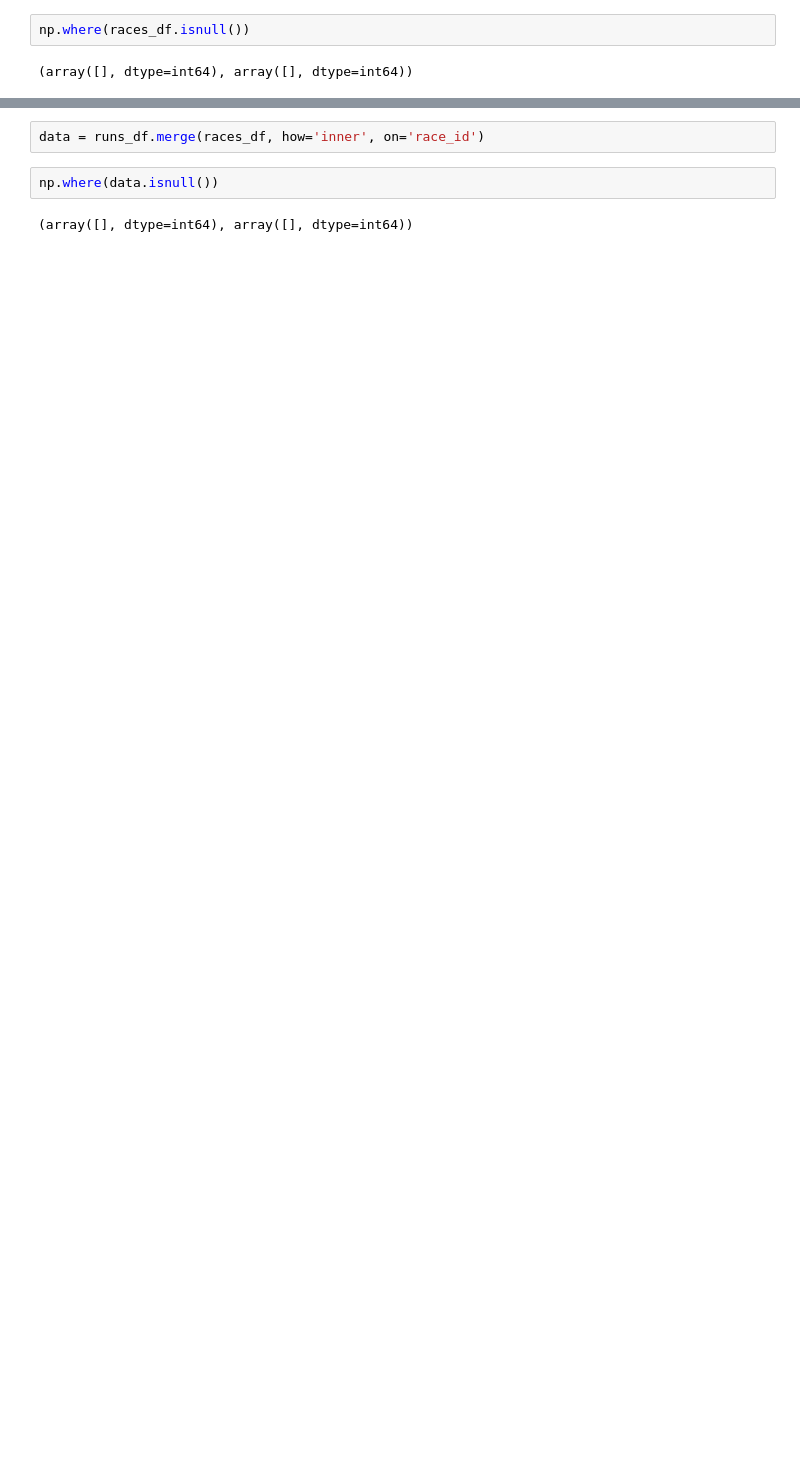
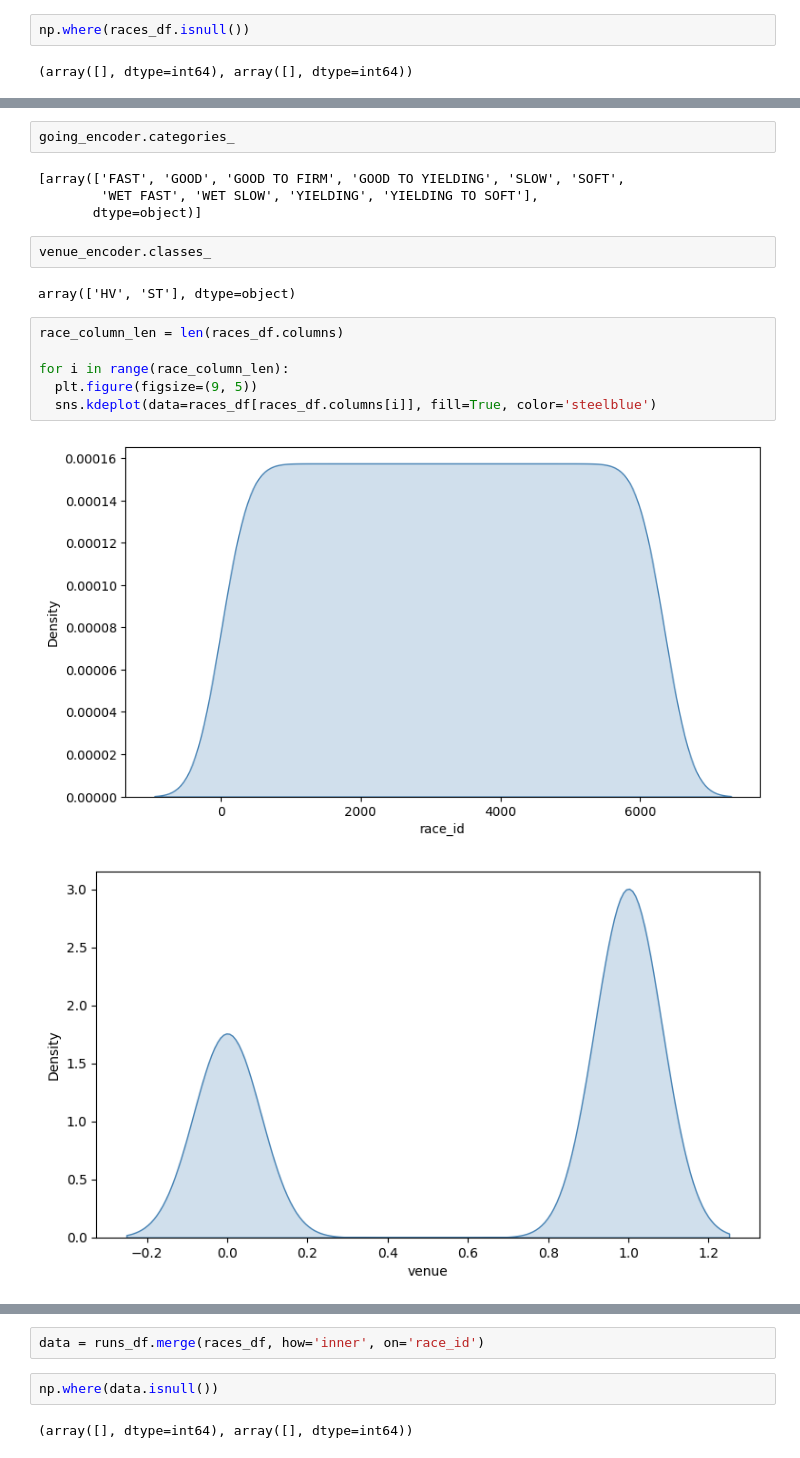
Before and after one commit to phamngochieu123456/HK_Race, a Jupyter notebook: HK_Race_2.ipynb, the cells around one changed output, grey strips where cells are left out. Saved outputs shown, nothing was run; the diff lists cells and outputs as text; blank space fills up the shorter version.

```diff
--- a/HK_Race_2.ipynb
+++ b/HK_Race_2.ipynb
@@ -64,0 +161,19 @@ np.where(races_df.isnull())
+# %%
+going_encoder.categories_
+# %% [output]
+[array(['FAST', 'GOOD', 'GOOD TO FIRM', 'GOOD TO YIELDING', 'SLOW', 'SOFT',
+        'WET FAST', 'WET SLOW', 'YIELDING', 'YIELDING TO SOFT'],
+       dtype=object)]
+# %%
+venue_encoder.classes_
+# %% [output]
+array(['HV', 'ST'], dtype=object)
+# %%
+race_column_len = len(races_df.columns)
+
+for i in range(race_column_len):
+  plt.figure(figsize=(9, 5))
+  sns.kdeplot(data=races_df[races_df.columns[i]], fill=True, color='steelblue')
+# %% [output]
+[figure, added]
+[figure, added]
```
Also changed, not shown: parts of 34 cells of this notebook.
